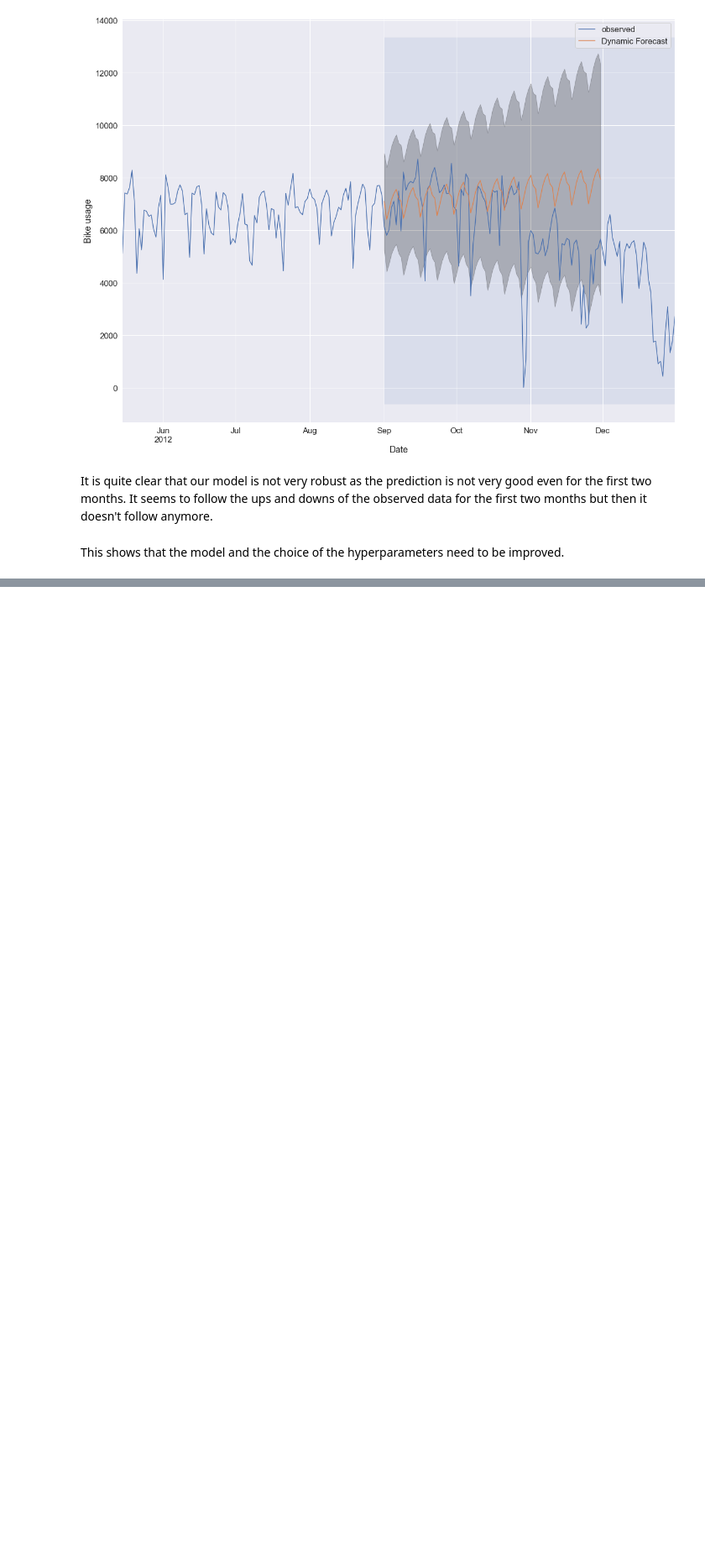
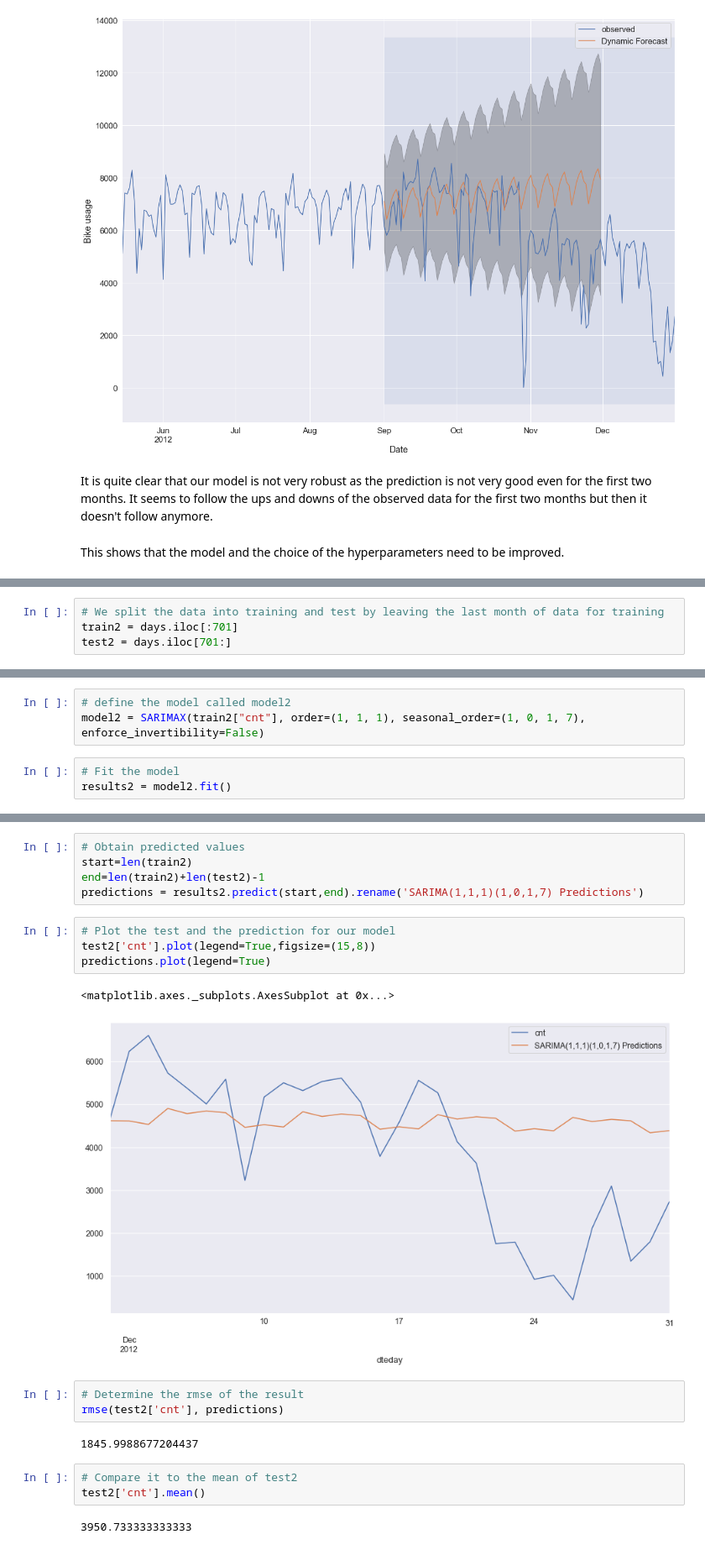
Before and after one commit to laurent-guerguy/Project-5-Bikesharing-Predict-Bike-Usage, a Jupyter notebook: your-project/Bike share Analysis.ipynb, the cells around one changed output, grey strips where cells are left out. Shown at 84% size. Drawn from its saved outputs; the diff is of its cells as text; blank space fills up the shorter version.

Commit message:
Use of SARIMA and SARIMAX models
SARIMA and SARIMAX are used to train a model to fit the bike usage at the end of the year (December)

```diff
--- a/your-project/Bike share Analysis.ipynb
+++ b/your-project/Bike share Analysis.ipynb
@@ -443,0 +461,4 @@ This shows that the model and the choice of the hyperparameters need to be impro
+# %%
+# We split the data into training and test by leaving the last month of data for training
+train2 = days.iloc[:701]
+test2 = days.iloc[701:]
@@ -443,0 +501,6 @@ This shows that the model and the choice of the hyperparameters need to be impro
+# %%
+# define the model called model2
+model2 = SARIMAX(train2["cnt"], order=(1, 1, 1), seasonal_order=(1, 0, 1, 7), enforce_invertibility=False)
+# %%
+# Fit the model
+results2 = model2.fit()
@@ -443,0 +531,22 @@ This shows that the model and the choice of the hyperparameters need to be impro
+# %%
+# Obtain predicted values
+start=len(train2)
+end=len(train2)+len(test2)-1
+predictions = results2.predict(start,end).rename('SARIMA(1,1,1)(1,0,1,7) Predictions')
+# %%
+# Plot the test and the prediction for our model
+test2['cnt'].plot(legend=True,figsize=(15,8))
+predictions.plot(legend=True)
+# %% [output]
+<matplotlib.axes._subplots.AxesSubplot at 0x...>
+[figure, added]
+# %%
+# Determine the rmse of the result
+rmse(test2['cnt'], predictions)
+# %% [output]
+1845.9988677204437
+# %%
+# Compare it to the mean of test2
+test2['cnt'].mean()
+# %% [output]
+3950.733333333333
```
Also changed, not shown: parts of 44 cells of this notebook, 3 other files.
